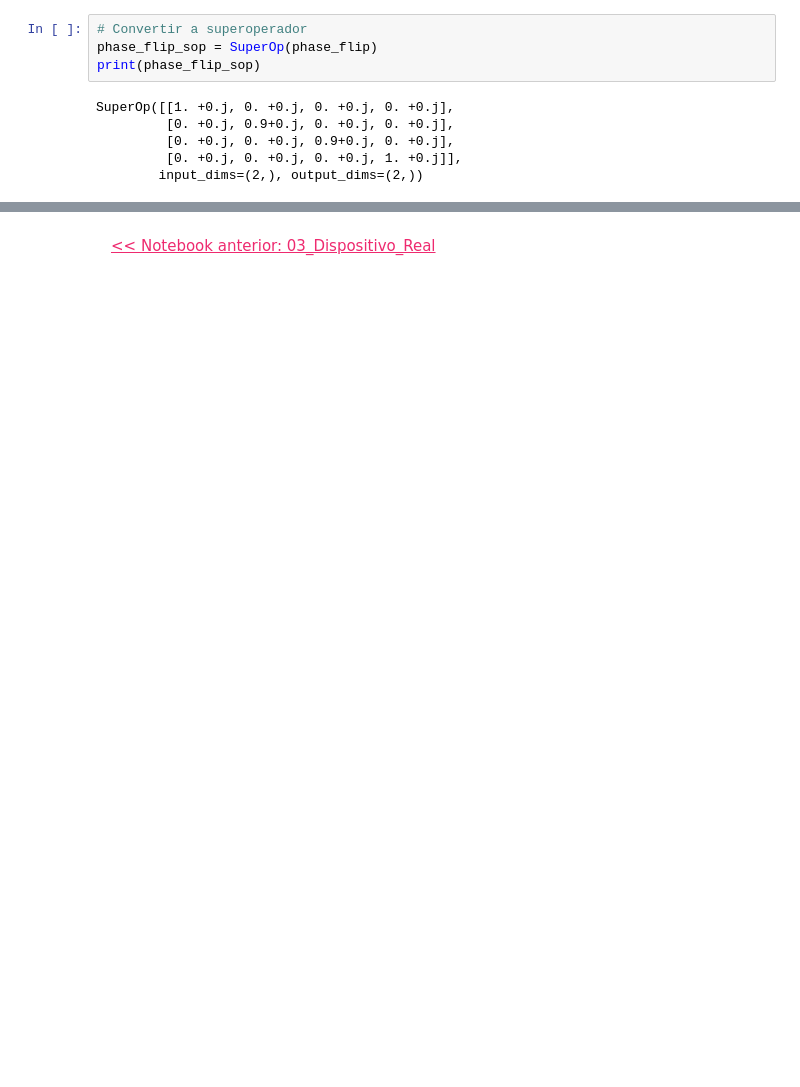
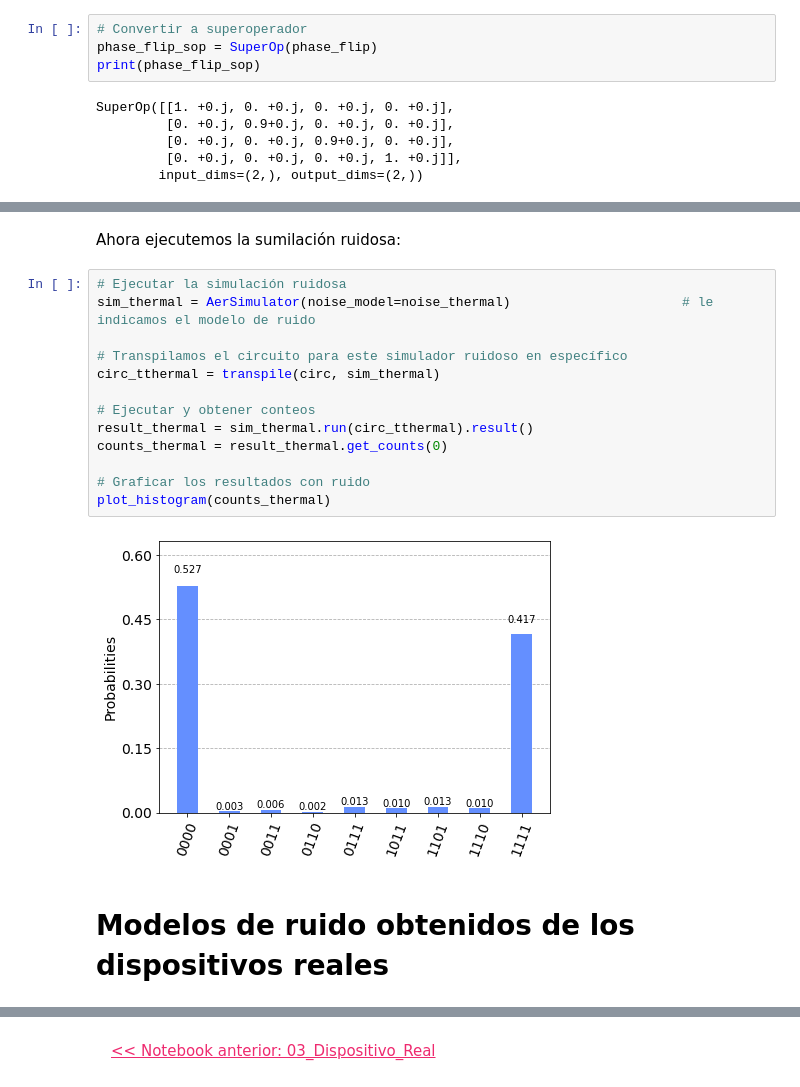
Before and after one commit to QMexico/taller-qiskit, a Jupyter notebook: 03_Qiskit_Aer/04_Ruido_En_Experimentos.ipynb, the cells around one changed output, grey strips where cells are left out. Saved outputs shown, nothing was run; the diff lists cells and outputs as text; blank space fills up the shorter version.

```diff
--- a/03_Qiskit_Aer/04_Ruido_En_Experimentos.ipynb
+++ b/03_Qiskit_Aer/04_Ruido_En_Experimentos.ipynb
@@ -163,0 +458,20 @@ True
+# %% [markdown]
+Ahora ejecutemos la sumilación ruidosa:
+# %%
+# Ejecutar la simulación ruidosa
+sim_thermal = AerSimulator(noise_model=noise_thermal)                      # le indicamos el modelo de ruido
+
+# Transpilamos el circuito para este simulador ruidoso en específico
+circ_tthermal = transpile(circ, sim_thermal)
+
+# Ejecutar y obtener conteos
+result_thermal = sim_thermal.run(circ_tthermal).result()
+counts_thermal = result_thermal.get_counts(0)
+
+# Graficar los resultados con ruido
+plot_histogram(counts_thermal)
+# %% [output]
+[figure, added]
+# %% [markdown]
+<a id="secc3"></a>
+# Modelos de ruido obtenidos de los dispositivos reales
```
Also changed, not shown: parts of 68 cells of this notebook.
